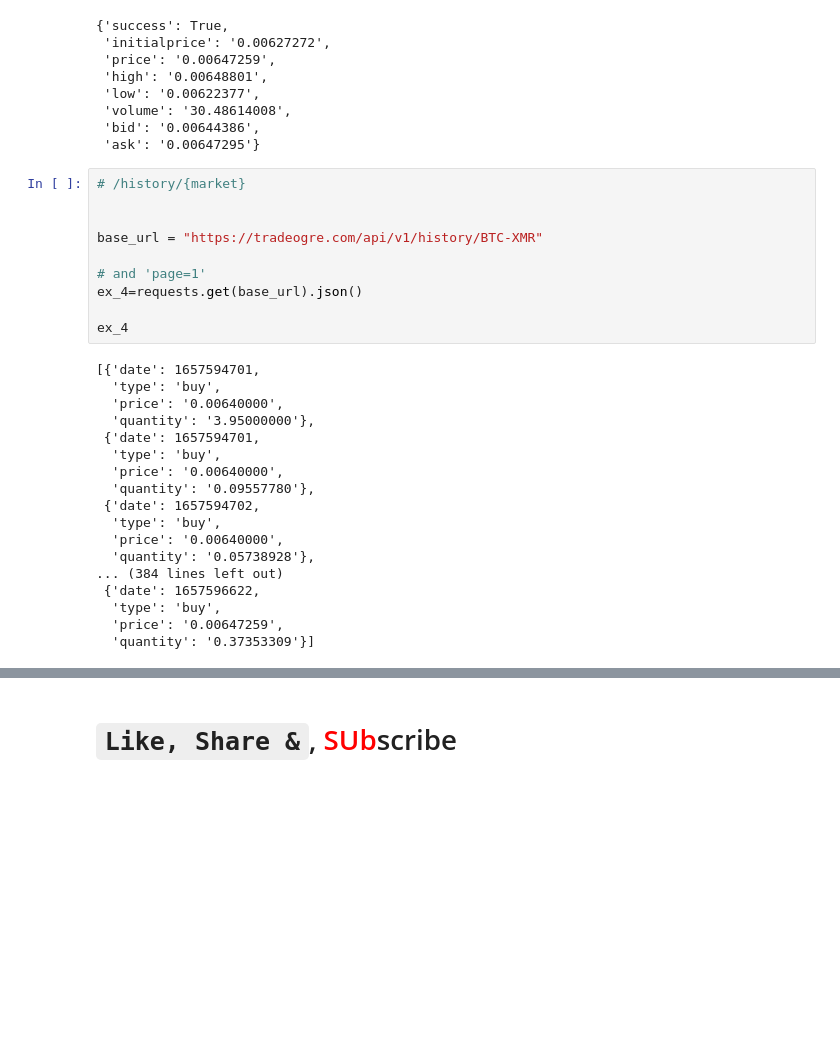
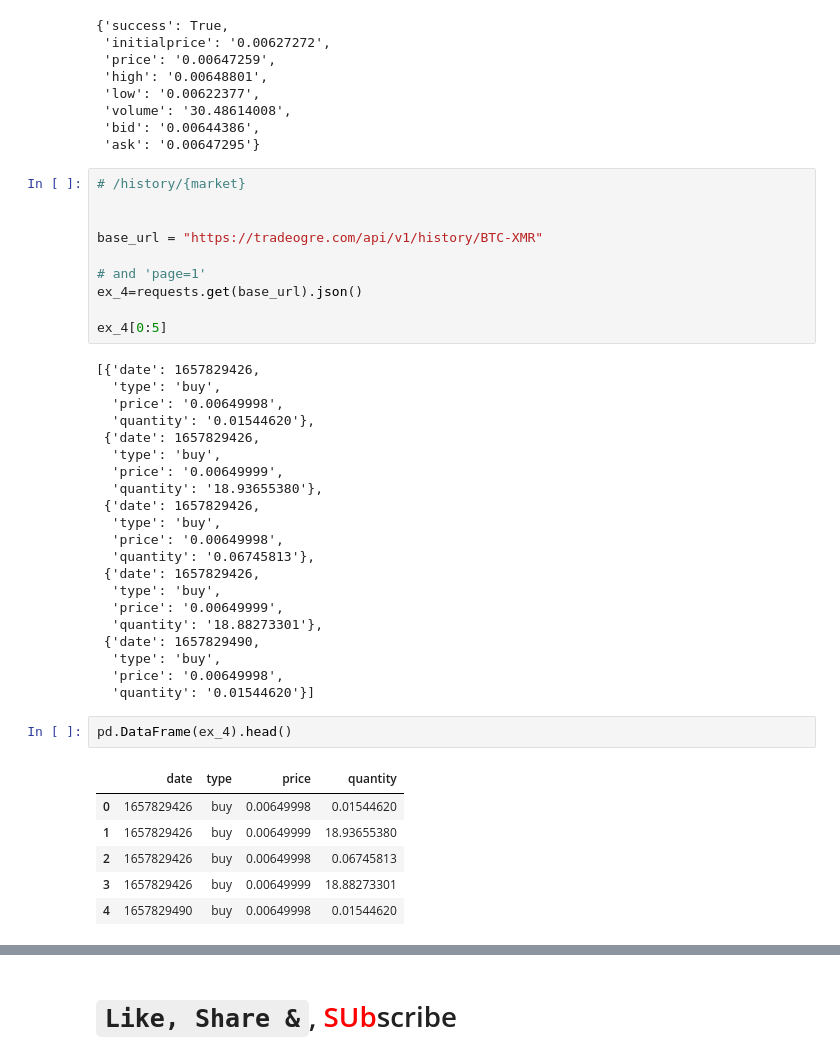
Before and after one commit to MrFuguDataScience/various_API_connections, a Jupyter notebook: TradeOgre_API.ipynb, the cells around one changed output, grey strips where cells are left out. Drawn from its saved outputs; the diff is of its cells as text; blank space fills up the shorter version.

```diff
--- a/TradeOgre_API.ipynb
+++ b/TradeOgre_API.ipynb
@@ -93,22 +164,34 @@ base_url = "https://tradeogre.com/api/v1/history/BTC-XMR"
 # and 'page=1'
 ex_4=requests.get(base_url).json()
 
-ex_4
+ex_4[0:5]
 # %% [output]
-[{'date': 1657594701,
+[{'date': 1657829426,
   'type': 'buy',
-  'price': '0.00640000',
-  'quantity': '3.95000000'},
- {'date': 1657594701,
+  'price': '0.00649998',
+  'quantity': '0.01544620'},
+ {'date': 1657829426,
   'type': 'buy',
-  'price': '0.00640000',
-  'quantity': '0.09557780'},
- {'date': 1657594702,
+  'price': '0.00649999',
+  'quantity': '18.93655380'},
+ {'date': 1657829426,
   'type': 'buy',
-  'price': '0.00640000',
-  'quantity': '0.05738928'},
-... (384 lines left out)
- {'date': 1657596622,
+  'price': '0.00649998',
+  'quantity': '0.06745813'},
+ {'date': 1657829426,
   'type': 'buy',
-  'price': '0.00647259',
-  'quantity': '0.37353309'}]
+  'price': '0.00649999',
+  'quantity': '18.88273301'},
+ {'date': 1657829490,
+  'type': 'buy',
+  'price': '0.00649998',
+  'quantity': '0.01544620'}]
+# %%
+pd.DataFrame(ex_4).head()
+# %% [output]
+|  | date | type | price | quantity |
+| 0 | 1657829426 | buy | 0.00649998 | 0.01544620 |
+| 1 | 1657829426 | buy | 0.00649999 | 18.93655380 |
+| 2 | 1657829426 | buy | 0.00649998 | 0.06745813 |
+| 3 | 1657829426 | buy | 0.00649999 | 18.88273301 |
+| 4 | 1657829490 | buy | 0.00649998 | 0.01544620 |
```
Also changed, not shown: parts of 11 cells of this notebook.
